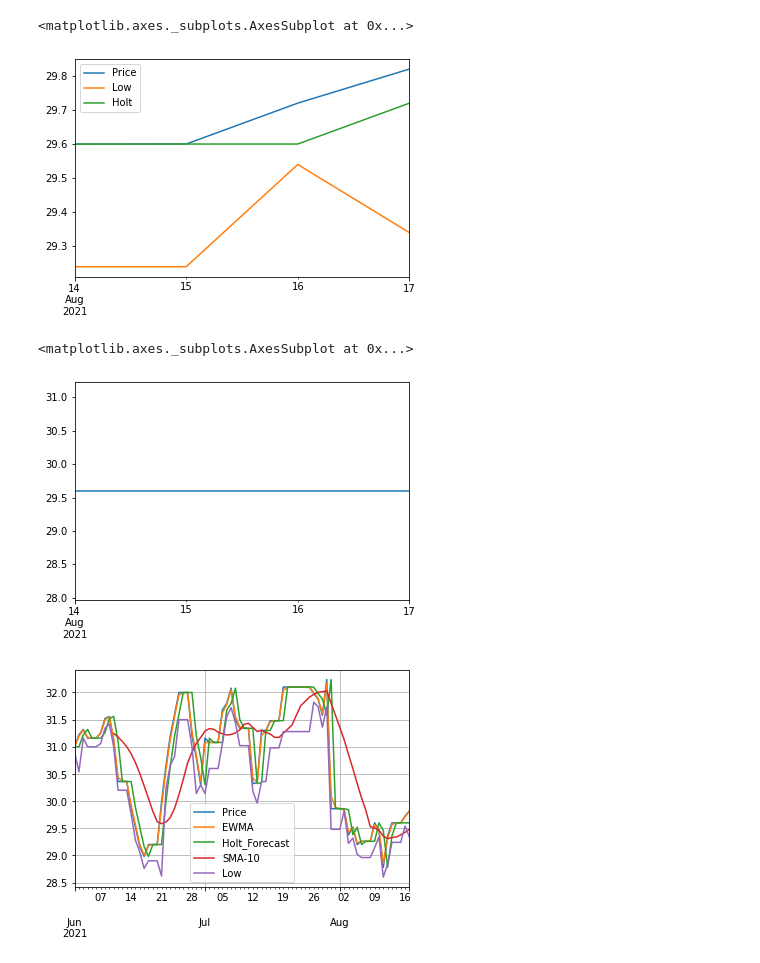
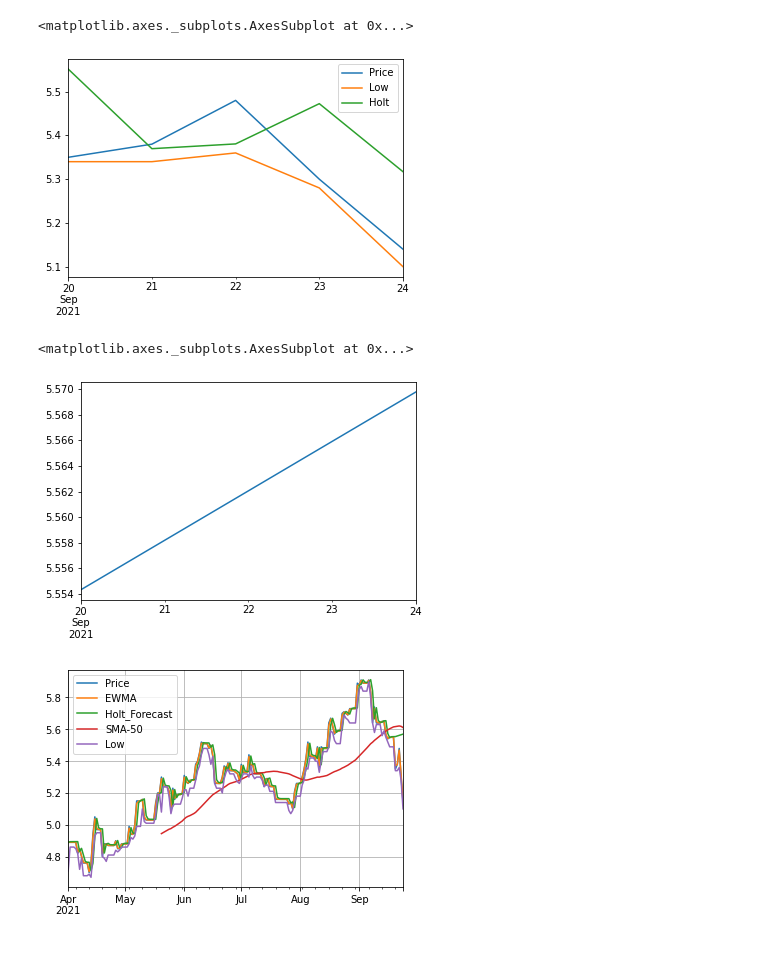
Before and after one commit to Gmotes/PyhtonDataAnalysis, a Jupyter notebook: SMA_EWMA_Holt'sLinear.ipynb, the cells around one changed output. Cells and saved outputs as stored; diff of their text form; code cells hidden in the pictures.

```diff
--- a/SMA_EWMA_Holt'sLinear.ipynb
+++ b/SMA_EWMA_Holt'sLinear.ipynb
@@ -2,7 +2,7 @@
 import pandas as pd
 import numpy as np
 # %%
-df = pd.read_csv('VESTL.csv', index_col=0, parse_dates=True)
+df = pd.read_csv('AKBNK.csv', index_col=0, parse_dates=True)
 # %%
 from statsmodels.tsa.holtwinters import Holt
 # %%
@@ -47,5 +64,5 @@ garan_close[['Price', 'Holt']].plot()
 # %%
-N_test = 4
+N_test = 5
 train = garan_close[:-N_test]
 test = garan_close[-N_test:]
 # %%
@@ -57,7 +74,7 @@ train.plot()
 test.plot()
 # %% [output]
 <matplotlib.axes._subplots.AxesSubplot at 0x...>
-[figure, old version]
+[figure, new version]
 # %%
 # boolean series to index df rows
 train_idx = garan_close.index <= train.index[-1]
@@ -70,15 +87,15 @@ garan_close.loc[train_idx, 'Holt_Forecast'] = res_h.fittedvalues
 res_h.forecast(N_test).plot()
 # %% [output]
 <matplotlib.axes._subplots.AxesSubplot at 0x...>
-[figure, old version]
+[figure, new version]
 # %%
 garan_close.loc[test_idx, 'Holt_Forecast'] = res_h.forecast(N_test)
 # %%
 alpha = 0.9
 garan_close['EWMA'] = garan_close['Price'].ewm(alpha=alpha, adjust=False).mean()
 # %%
-garan_close['SMA-10'] = garan_close['Price'].rolling(10).mean()
+garan_close['SMA-50'] = garan_close['Price'].rolling(50).mean()
 # %%
-garan_close[['Price','EWMA','Holt_Forecast','SMA-10','Low']].plot().grid();
+garan_close[['Price','EWMA','Holt_Forecast','SMA-50','Low']].plot().grid();
 # %% [output]
-[figure, old version]
+[figure, new version]
```
Also changed, not shown: parts of 6 cells of this notebook.
